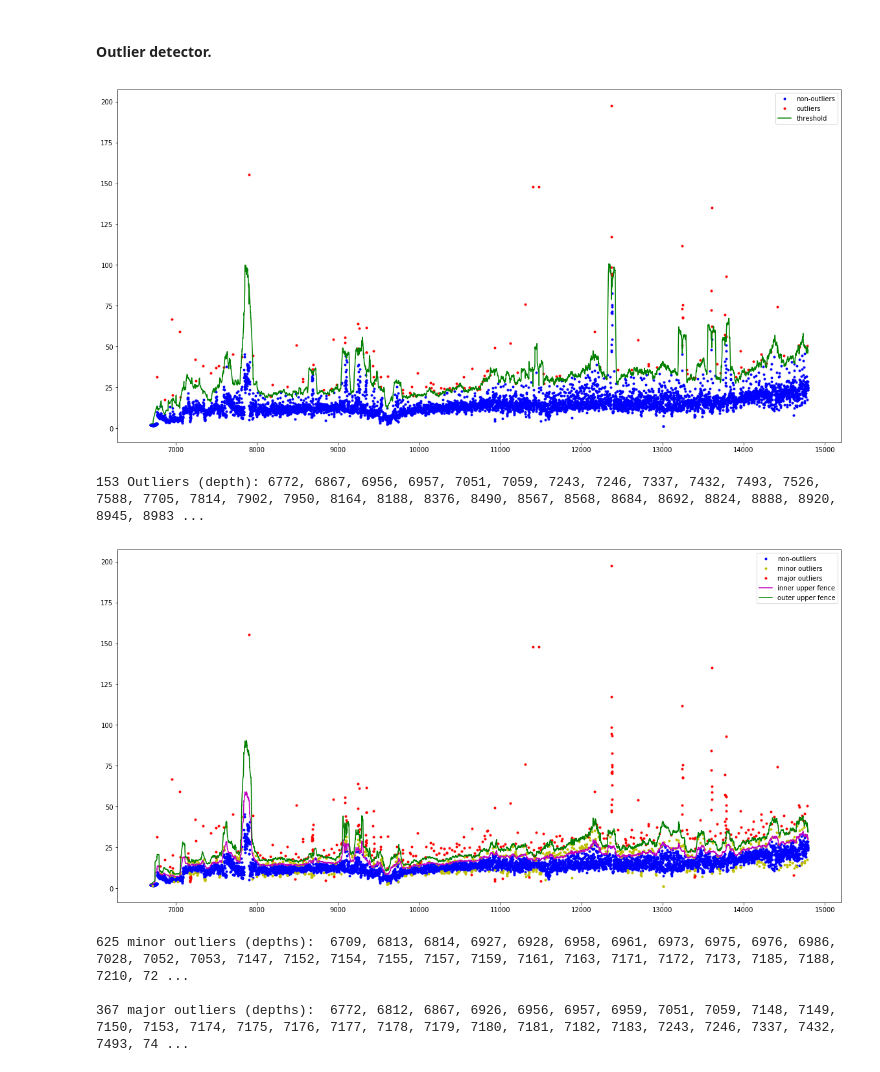
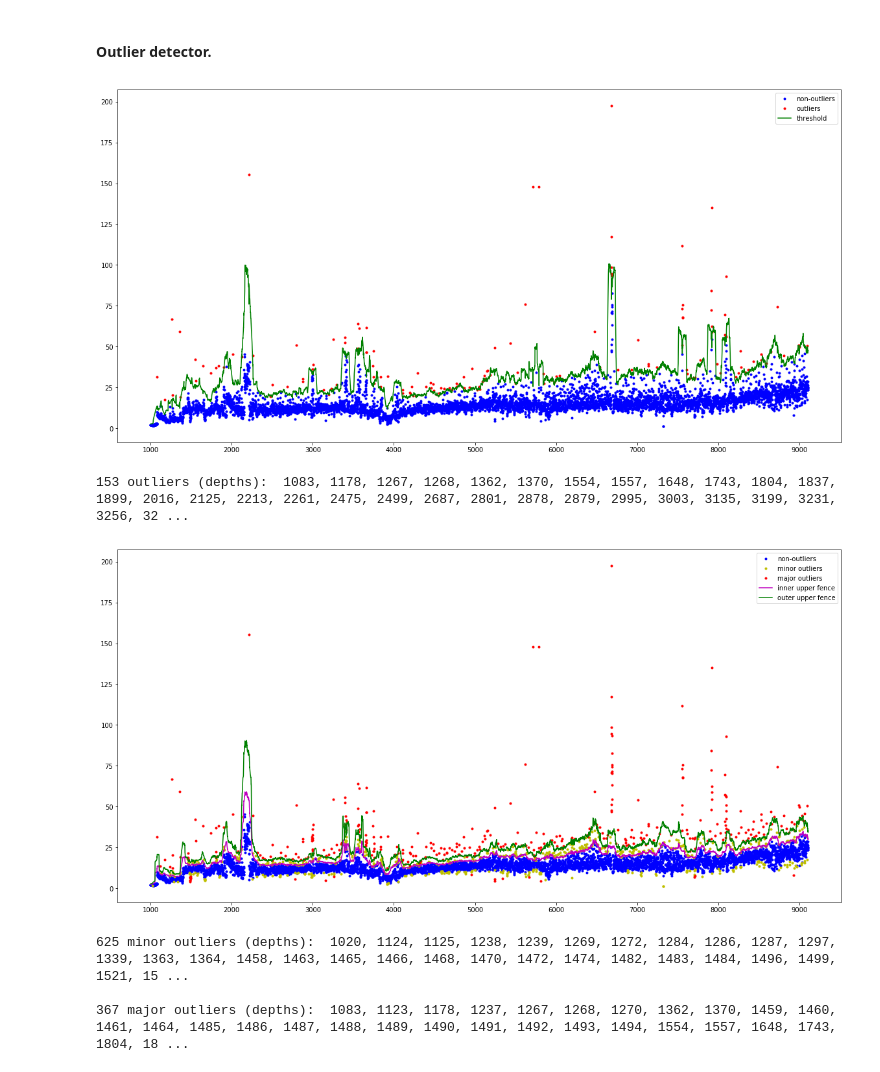
Before and after one commit to johnjhull/Projects, a Jupyter notebook: Outlier_Detection_Unknown_Curve.ipynb, the cells around one changed output. Cells and saved outputs as stored; diff of their text form; code cells hidden in the pictures.

```diff
--- a/Outlier_Detection_Unknown_Curve.ipynb
+++ b/Outlier_Detection_Unknown_Curve.ipynb
@@ -39,0 +24,3 @@ df.head()
+# %%
+gas_data = pd.read_csv('example_gas_data')
+gas_data.head()
@@ -337,21 +331,21 @@ class GammaOutlierDetector:
             if self.data[self.target_key + ' outlier'][i] == 1:
                 self.data[self.target_key][i] = np.nan
 # %%
-continuous_detector = GammaOutlierDetector(df, 'N', 'd', threshold = .95)
+continuous_detector = GammaOutlierDetector(gas_data, 'Data_1', 'depth', threshold = .95)
 continuous_detector.detect_and_display()
 continuous_detector.report_outlier_depths()
 # %% [output]
-[figure, old version]
+[figure, new version]
-153 Outliers (depth): 6772, 6867, 6956, 6957, 7051, 7059, 7243, 7246, 7337, 7432, 7493, 7526, 7588, 7705, 7814, 7902, 7950, 8164, 8188, 8376, 8490, 8567, 8568, 8684, 8692, 8824, 8888, 8920, 8945, 8983 ...
+153 outliers (depths):  1083, 1178, 1267, 1268, 1362, 1370, 1554, 1557, 1648, 1743, 1804, 1837, 1899, 2016, 2125, 2213, 2261, 2475, 2499, 2687, 2801, 2878, 2879, 2995, 3003, 3135, 3199, 3231, 3256, 32 ...
 # %%
-discrete_detector = GammaOutlierDetector(df, 'N', 'd', detector_mode = 'discrete')
+discrete_detector = GammaOutlierDetector(gas_data, 'Data_1', 'depth', detector_mode = 'discrete')
 discrete_detector.detect_and_display()
 discrete_detector.report_outlier_depths()
 # %% [output]
-[figure, old version]
+[figure, new version]
-625 minor outliers (depths):  6709, 6813, 6814, 6927, 6928, 6958, 6961, 6973, 6975, 6976, 6986, 7028, 7052, 7053, 7147, 7152, 7154, 7155, 7157, 7159, 7161, 7163, 7171, 7172, 7173, 7185, 7188, 7210, 72 ...
+625 minor outliers (depths):  1020, 1124, 1125, 1238, 1239, 1269, 1272, 1284, 1286, 1287, 1297, 1339, 1363, 1364, 1458, 1463, 1465, 1466, 1468, 1470, 1472, 1474, 1482, 1483, 1484, 1496, 1499, 1521, 15 ...
 
-367 major outliers (depths):  6772, 6812, 6867, 6926, 6956, 6957, 6959, 7051, 7059, 7148, 7149, 7150, 7153, 7174, 7175, 7176, 7177, 7178, 7179, 7180, 7181, 7182, 7183, 7243, 7246, 7337, 7432, 7493, 74 ...
+367 major outliers (depths):  1083, 1123, 1178, 1237, 1267, 1268, 1270, 1362, 1370, 1459, 1460, 1461, 1464, 1485, 1486, 1487, 1488, 1489, 1490, 1491, 1492, 1493, 1494, 1554, 1557, 1648, 1743, 1804, 18 ...
 # %%
 discrete_detector.clean()
 # %%
```
Also changed, not shown: parts of 75 cells of this notebook.
